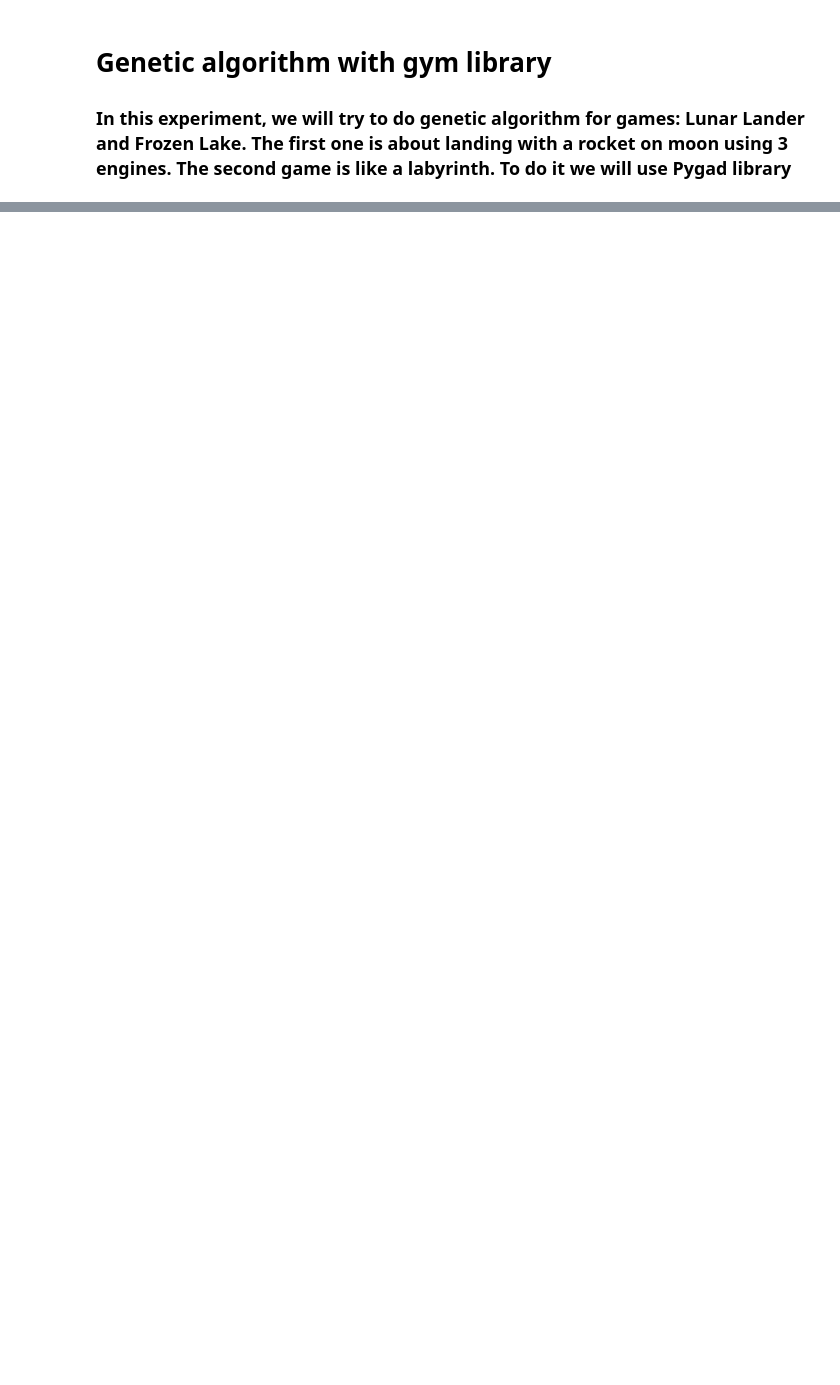
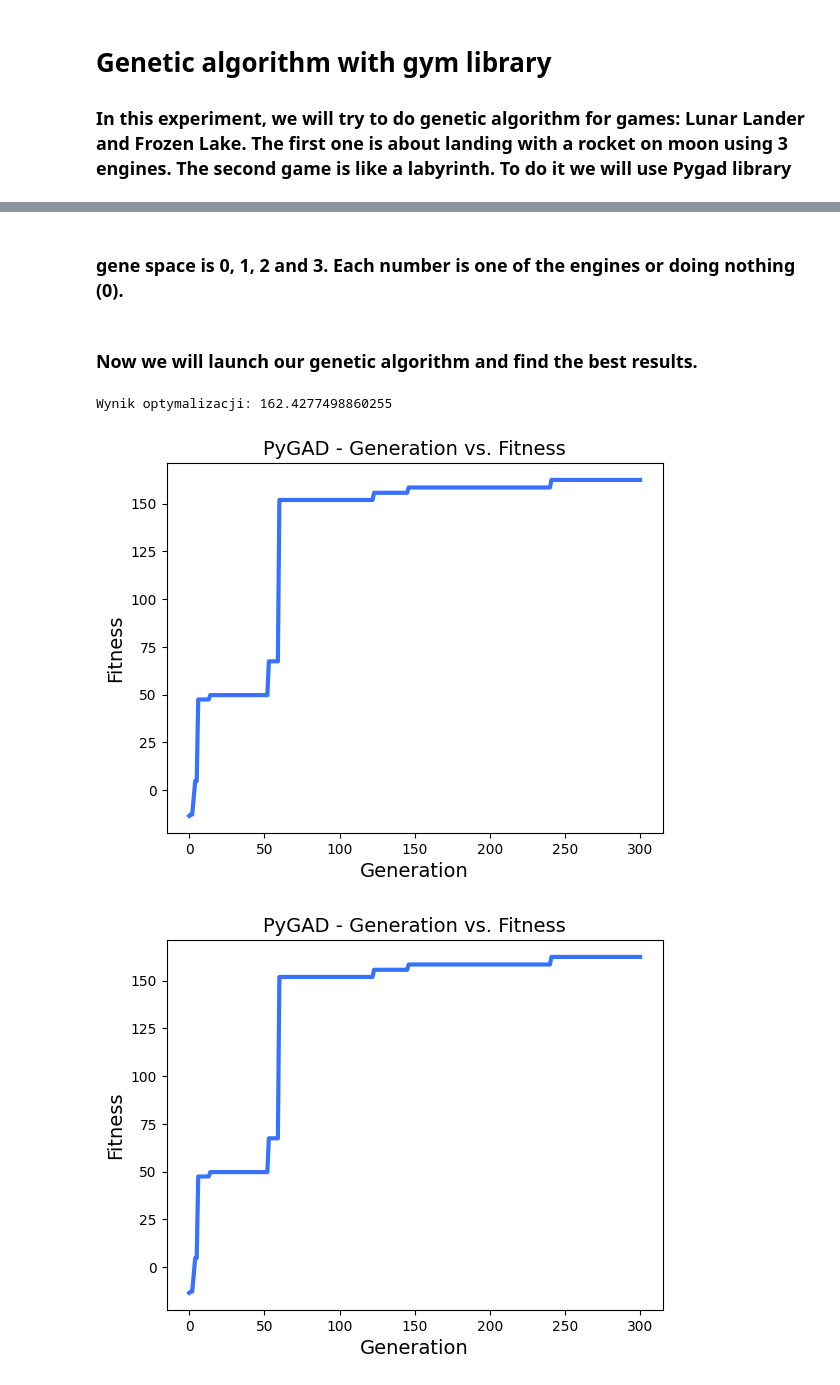
Before and after one commit to olewna/inteligencja-obliczeniowa, a Jupyter notebook: lab15/zad02.ipynb, the cells around one changed output, grey strips where cells are left out. Cells and saved outputs as stored; diff of their text form; code cells hidden in the pictures; blank space fills up the shorter version.

```diff
--- a/lab15/zad02.ipynb
+++ b/lab15/zad02.ipynb
@@ -21,3 +31,50 @@ def fitness_func(solution, solution_idx):
             break
 
     return total_reward
+# %% [markdown]
+### gene space is 0, 1, 2 and 3. Each number is one of the engines or doing nothing (0).
+# %%
+gene_space = [0, 1, 2, 3]
+# ile ruchów
+num_genes = 200
+# ile generacji
+num_generations = 300
+# ile gier na raz
+sol_per_pop = 50
+num_parents_mating = 25
+keep_parents = 4
+parent_selection_type = "sss"
+crossover_type = "single_point"
+mutation_type = "random"
+mutation_percent_genes = 4
+
+ga_instance = pygad.GA(gene_space=gene_space,
+                       num_genes=num_genes,
+                       num_generations=num_generations,
+                       num_parents_mating=num_parents_mating,
+                       sol_per_pop=sol_per_pop,
+                       parent_selection_type=parent_selection_type,
+                       keep_parents=keep_parents,
+                       crossover_type=crossover_type,
+                       mutation_type=mutation_type,
+                       mutation_percent_genes=mutation_percent_genes,
+                       fitness_func=fitness_func,
+                       stop_criteria="reach_200")
+# %% [markdown]
+### Now we will launch our genetic algorithm and find the best results.
+# %%
+env = gym.make("LunarLander-v2")
+
+ga_instance.run()
+
+best_solution = ga_instance.best_solution()
+best_fitness = best_solution[1]
+best_solution = best_solution[0].astype(int)
+
+# print("Najlepsze rozwiązanie:", best_solution)
+print("Wynik optymalizacji:", best_fitness)
+ga_instance.plot_fitness()
+# %% [output]
+Wynik optymalizacji: 162.4277498860255
+[figure, added]
+[figure, added]
```
Also changed, not shown: parts of 15 cells of this notebook.
